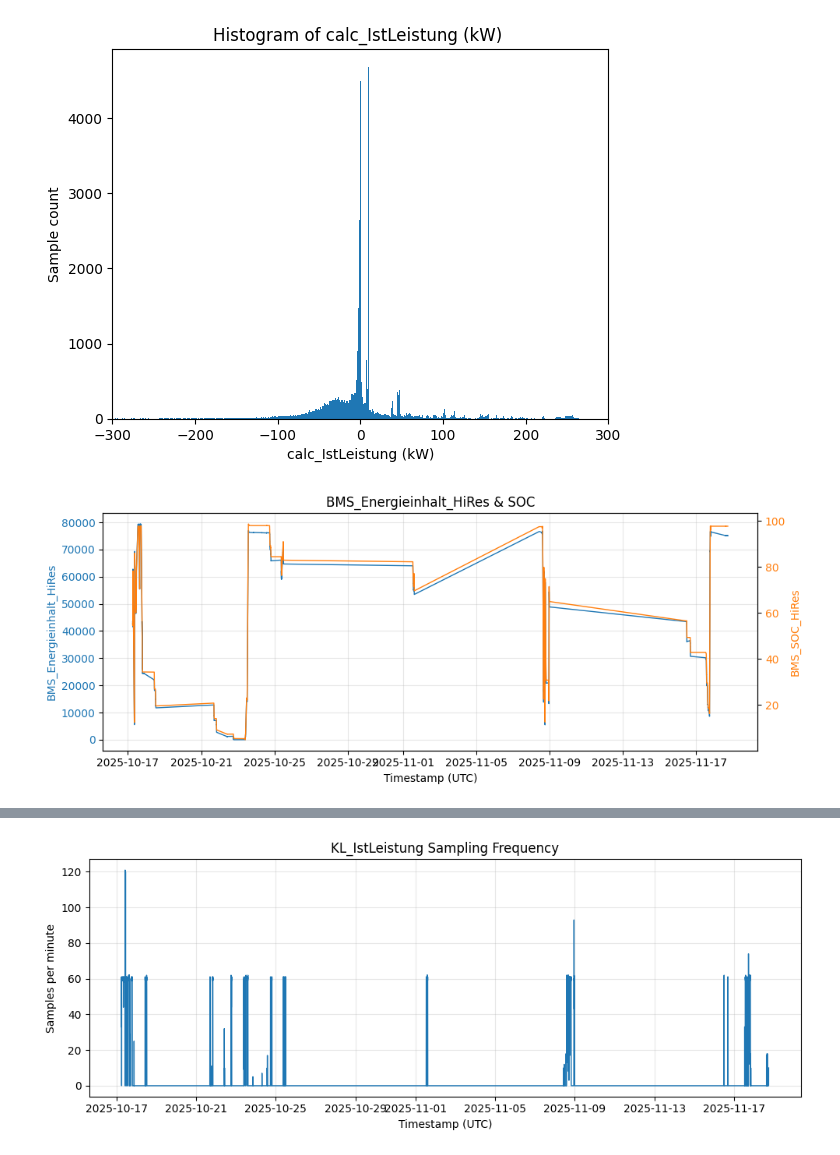
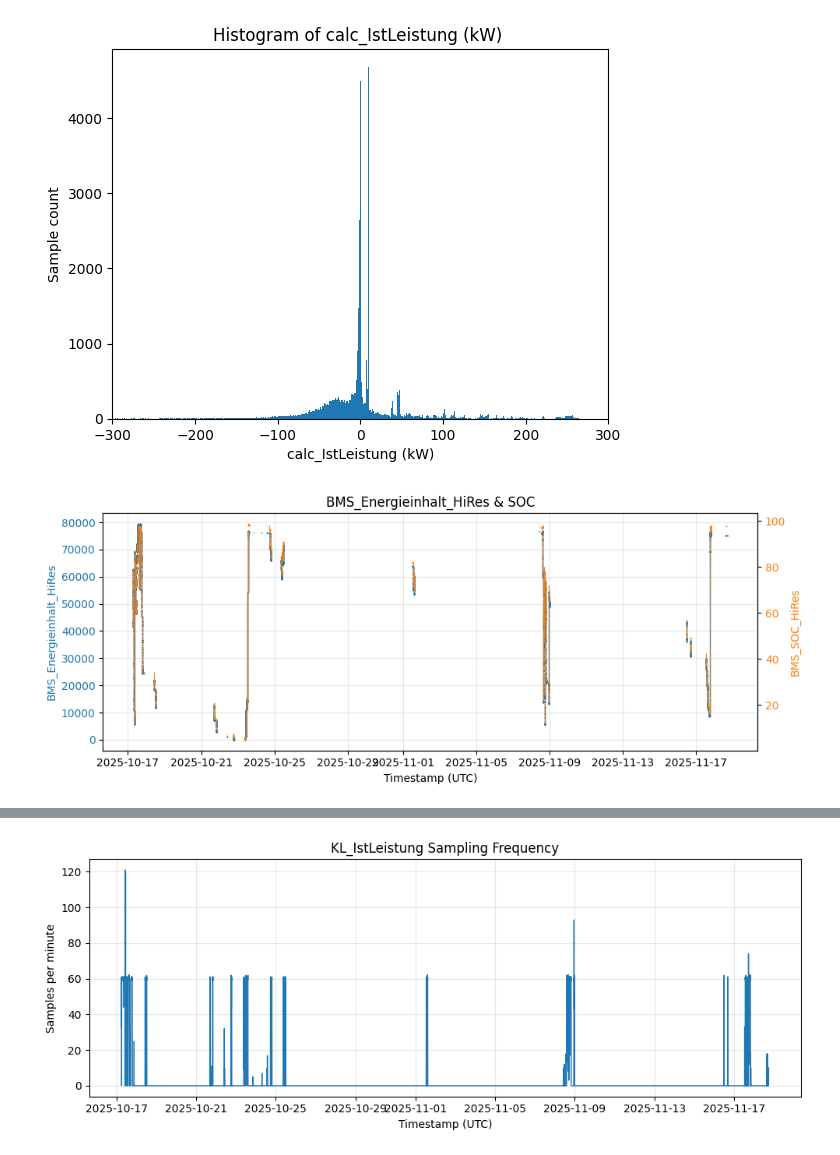
Before and after one commit to rs38/PorscheData, a Jupyter notebook: explore porsche data.ipynb, the cells around one changed output, grey strips where cells are left out. Cells and saved outputs as stored; diff of their text form; code cells hidden in the pictures.

```diff
--- a/explore porsche data.ipynb
+++ b/explore porsche data.ipynb
@@ -235,34 +235,34 @@ signal_df["timestamp"] = pd.to_datetime(
     errors="coerce",
     utc=True,
 )
 signal_df = signal_df.dropna(subset=["timestamp"]).sort_values("timestamp")
 
 soc_df = df.loc[df["signaldata_signalname"] == signal_name2, ["signaldata_timeofoccurrence", value_col]].copy()
 if soc_df.empty:
     raise ValueError(f"Signal '{signal_name2}' not found in the filtered dataframe.")
 
 soc_df["timestamp"] = pd.to_datetime(
     soc_df["signaldata_timeofoccurrence"],
     unit="ms",
     errors="coerce",
     utc=True,
 )
 soc_df = soc_df.dropna(subset=["timestamp"]).sort_values("timestamp")
 
 fig, ax1 = plt.subplots(figsize=(10, 4))
-ax1.plot(signal_df["timestamp"], signal_df[value_col], linewidth=1, color="tab:blue")
+ax1.plot(signal_df["timestamp"], signal_df[value_col], marker='x', linestyle='', markersize=0.2, alpha=0.6, color="tab:blue")
 ax1.set_title("BMS_Energieinhalt_HiRes & SOC")
 ax1.set_xlabel("Timestamp (UTC)")
 ax1.set_ylabel("BMS_Energieinhalt_HiRes", color="tab:blue")
 ax1.tick_params(axis="y", labelcolor="tab:blue")
 ax1.grid(True, alpha=0.3)
 
 ax2 = ax1.twinx()
-ax2.plot(soc_df["timestamp"], soc_df[value_col], linewidth=1, color="tab:orange")
+ax2.plot(soc_df["timestamp"], soc_df[value_col], marker='x', linestyle='', markersize=0.2, alpha=0.4, color="tab:orange")
 ax2.set_ylabel("BMS_SOC_HiRes", color="tab:orange")
 ax2.tick_params(axis="y", labelcolor="tab:orange")
 
 fig.tight_layout()
 # %% [output]
-[figure, old version]
+[figure, new version]
 # %%
```
Also changed, not shown: parts of 8 cells of this notebook.
